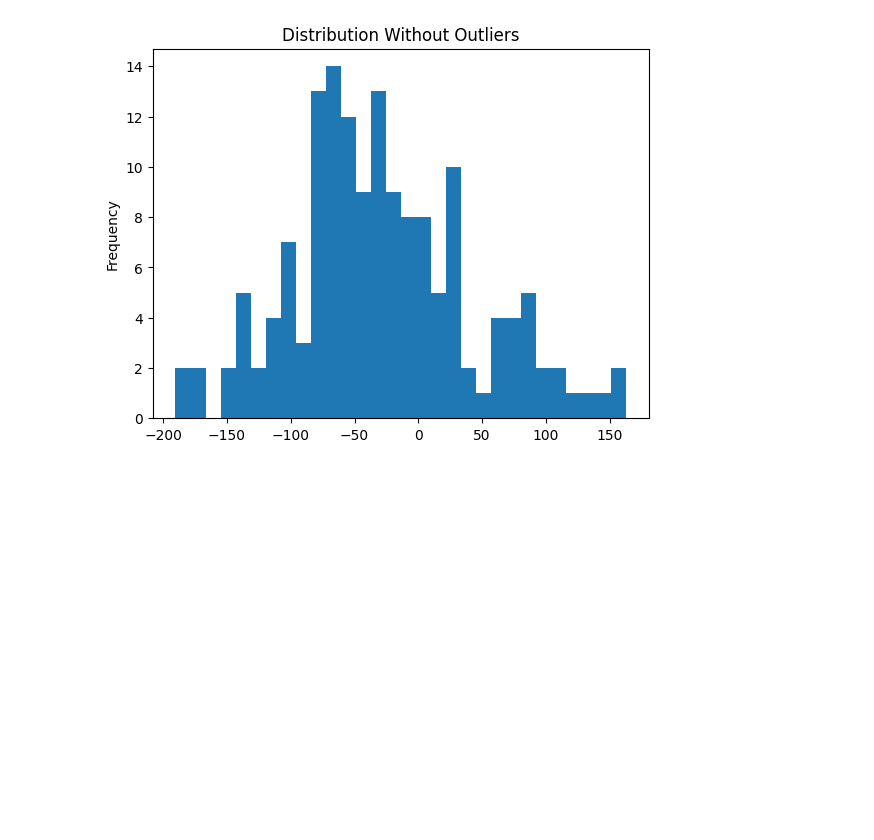
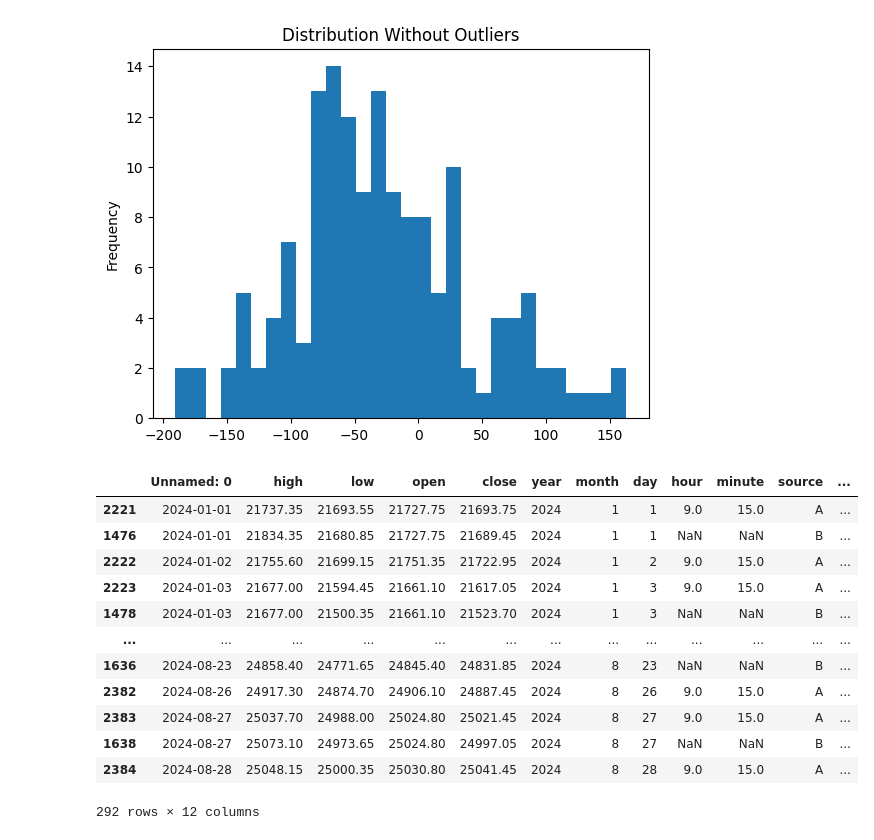
Before and after one commit to ManavButani/TowardsInnovation, a Jupyter notebook: GAPUP GAPDOWN ANALYSIS PART-2.ipynb, the cells around one changed output. Drawn from its saved outputs; the diff is of its cells as text; code cells hidden in the pictures; blank space fills up the shorter version.

```diff
--- a/GAPUP GAPDOWN ANALYSIS PART-2.ipynb
+++ b/GAPUP GAPDOWN ANALYSIS PART-2.ipynb
@@ -3,2 +4,3 @@ import pandas as pd
 # %%
 df = pd.read_csv('NIFTY 50 - 1 Day data 2015 to Aug 2024 GO CORONA.csv')
+df_5 = pd.read_csv('NIFTY 50 - 5m data 2015 to Aug 2024.csv')
@@ -95,0 +66,20 @@ df_filtered = df_filtered[(df_filtered['close_open_diff'] < -15) | (df_filtered[
+# %%
+merged_df = pd.concat([df_5_2024, df_filtered])
+
+merged_df = merged_df.sort_values(by=['month','day', 'source'], ascending=[True,True, True])
+
+merged_df
+# %% [output]
+|  | Unnamed: 0 | high | low | open | close | year | month | day | hour | minute | source | ... |
+| 2221 | 2024-01-01 | 21737.35 | 21693.55 | 21727.75 | 21693.75 | 2024 | 1 | 1 | 9.0 | 15.0 | A | ... |
+| 1476 | 2024-01-01 | 21834.35 | 21680.85 | 21727.75 | 21689.45 | 2024 | 1 | 1 | NaN | NaN | B | ... |
+| 2222 | 2024-01-02 | 21755.60 | 21699.15 | 21751.35 | 21722.95 | 2024 | 1 | 2 | 9.0 | 15.0 | A | ... |
+| 2223 | 2024-01-03 | 21677.00 | 21594.45 | 21661.10 | 21617.05 | 2024 | 1 | 3 | 9.0 | 15.0 | A | ... |
+| 1478 | 2024-01-03 | 21677.00 | 21500.35 | 21661.10 | 21523.70 | 2024 | 1 | 3 | NaN | NaN | B | ... |
+| ... | ... | ... | ... | ... | ... | ... | ... | ... | ... | ... | ... | ... |
+| 1636 | 2024-08-23 | 24858.40 | 24771.65 | 24845.40 | 24831.85 | 2024 | 8 | 23 | NaN | NaN | B | ... |
+| 2382 | 2024-08-26 | 24917.30 | 24874.70 | 24906.10 | 24887.45 | 2024 | 8 | 26 | 9.0 | 15.0 | A | ... |
+| 2383 | 2024-08-27 | 25037.70 | 24988.00 | 25024.80 | 25021.45 | 2024 | 8 | 27 | 9.0 | 15.0 | A | ... |
+| 1638 | 2024-08-27 | 25073.10 | 24973.65 | 25024.80 | 24997.05 | 2024 | 8 | 27 | NaN | NaN | B | ... |
+| 2384 | 2024-08-28 | 25048.15 | 25000.35 | 25030.80 | 25041.45 | 2024 | 8 | 28 | 9.0 | 15.0 | A | ... |
+292 rows × 12 columns
```
Also changed, not shown: parts of 15 cells of this notebook.
